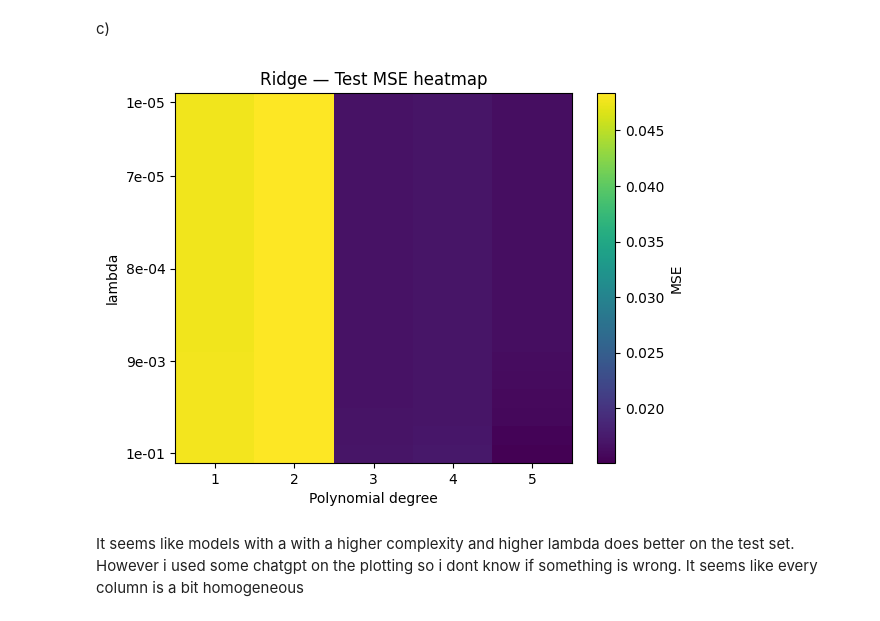
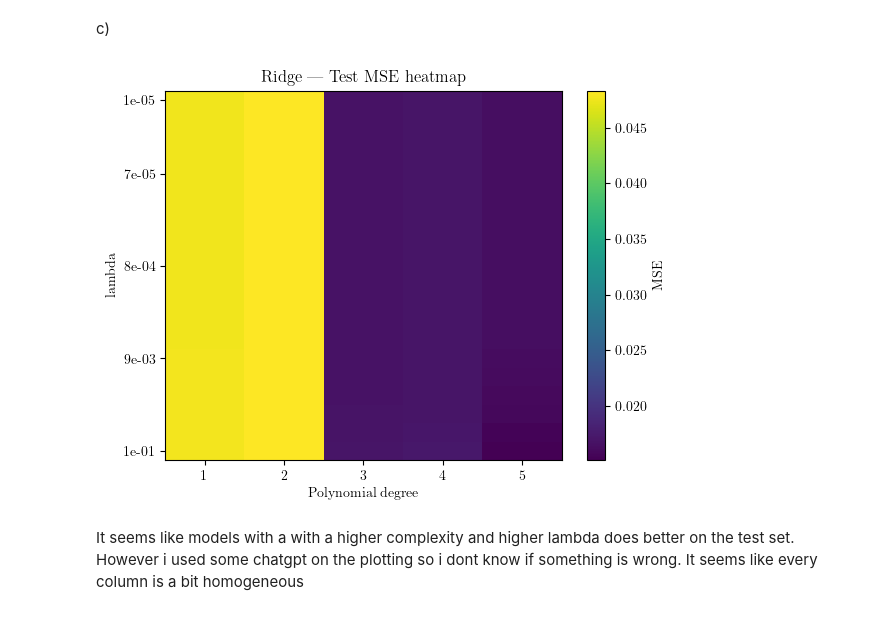
Before and after one commit to Bror1n/FYS-STK3155, a Jupyter notebook: doc/LectureNotes/exercisesweek36.ipynb, the cells around one changed output. Cells and saved outputs as stored; diff of their text form; code cells hidden in the pictures.

```diff
--- a/doc/LectureNotes/exercisesweek36.ipynb
+++ b/doc/LectureNotes/exercisesweek36.ipynb
@@ -287,33 +287,42 @@ idx_tr, idx_te = train_test_split(idx, test_size=0.2, random_state=42)
 mse_grid = np.zeros((len(lambdas), len(degrees)))
 
 for j, p in enumerate(degrees):
     X = polynomial_features(x, p)
     X_train, X_test = X[idx_tr], X[idx_te]
     y_train, y_test = y[idx_tr], y[idx_te]
 
     scaler = StandardScaler()
     X_train_s = scaler.fit_transform(X_train)
     X_test_s = scaler.transform(X_test)
 
     y_offset = np.mean(y_train)
     y_train_c = y_train - y_offset
 
     for i, lambda_ in enumerate(lambdas):
         beta = Ridge_parameters(X_train_s, y_train_c, lambda_)
         y_pred_test = X_test_s @ beta + y_offset
         mse_grid[i, j] = np.mean((y_test - y_pred_test)**2)
 
+
+
+plt.rcParams.update({
+    "text.usetex": True,
+    "font.family": "serif",
+    "font.serif": ["Computer Modern Roman"],
+})
+
 plt.figure()
 im = plt.imshow(mse_grid, origin='lower', aspect='auto')
 plt.colorbar(im, label='MSE')
 plt.xticks(range(len(degrees)), list(degrees))
 yticks_idx = [0, 5, 10, 15, 19]
 plt.yticks(yticks_idx, [f"{lambdas[k]:.0e}" for k in yticks_idx])
 plt.xlabel('Polynomial degree')
 plt.ylabel('lambda')
 plt.title('Ridge — Test MSE heatmap')
+plt.savefig("/Users/bror/Downloads/figures_fys/Heatmap.pdf")
 plt.show()
 # %% [output]
-[figure, old version]
+[figure, new version]
 # %% [markdown]
 It seems like models with a with a higher complexity and higher lambda does better on the test set. However i used some chatgpt on the plotting so i dont know if something is wrong. It seems like every column is a bit homogeneous
```
Also changed, not shown: parts of 3 cells of this notebook, 6 other files.
